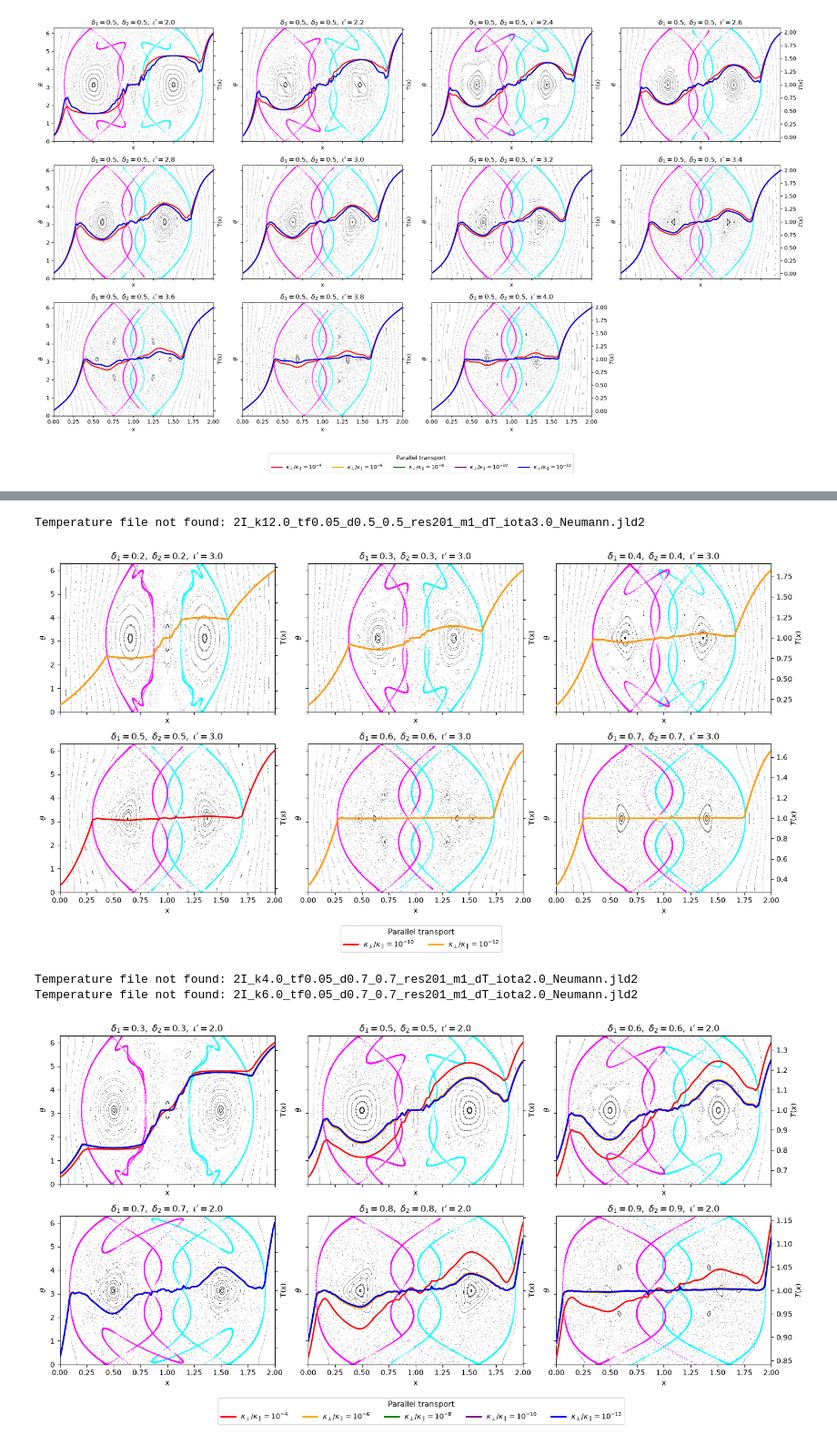
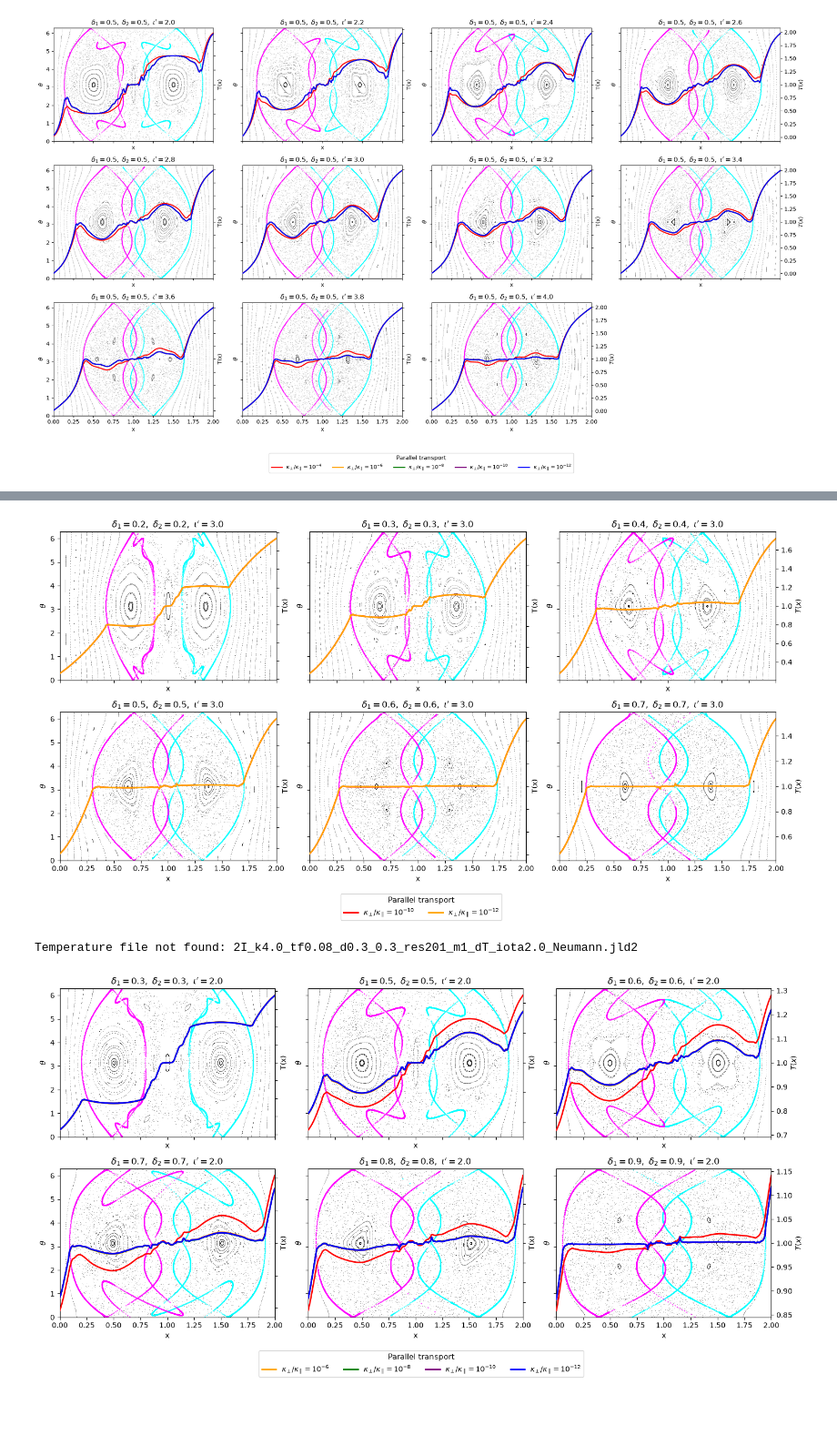
Before and after one commit to mireiaraventos/SdS, a Jupyter notebook: local/Plot_subplots_manifolds.ipynb, the cells around one changed output, grey strips where cells are left out. Shown at 91% size. Drawn from its saved outputs; the diff is of its cells as text; code cells hidden in the pictures; blank space fills up the shorter version.

Commit message:
Plots

```diff
--- a/local/Plot_subplots_manifolds.ipynb
+++ b/local/Plot_subplots_manifolds.ipynb
@@ -281,21 +282,19 @@ plt.show()
 # %%
 configs_3 = [118, 122, 123, 18, 120, 121] #119,
-t_f = 0.05
+t_f = 0.08
 
 fig, ax = plot_configurations(configs_3, t_f=t_f, ncols=3, island_1=[1,2], island_2=[3,4], save_name=f"tf{t_f}_iota3.0", k_values=(10.0, 12.0))
 
 plt.show()
 # %% [output]
-Temperature file not found: 2I_k12.0_tf0.05_d0.5_0.5_res201_m1_dT_iota3.0_Neumann.jld2
-[figure, old version]
+[figure, new version]
 # %%
 configs_3 = [124, 12, 125, 126, 127, 128]
-t_f = 0.05
+t_f = 0.08
 
 fig, ax = plot_configurations(configs_3, t_f=t_f, ncols=3, island_1=[1,2], island_2=[3,4], save_name=f"tf{t_f}_iota2.0")
 
 plt.show()
 # %% [output]
-Temperature file not found: 2I_k4.0_tf0.05_d0.7_0.7_res201_m1_dT_iota2.0_Neumann.jld2
-Temperature file not found: 2I_k6.0_tf0.05_d0.7_0.7_res201_m1_dT_iota2.0_Neumann.jld2
+Temperature file not found: 2I_k4.0_tf0.08_d0.3_0.3_res201_m1_dT_iota2.0_Neumann.jld2
-[figure, old version]
+[figure, new version]
```
Also changed, not shown: parts of 1 cell of this notebook, 4 other files.
